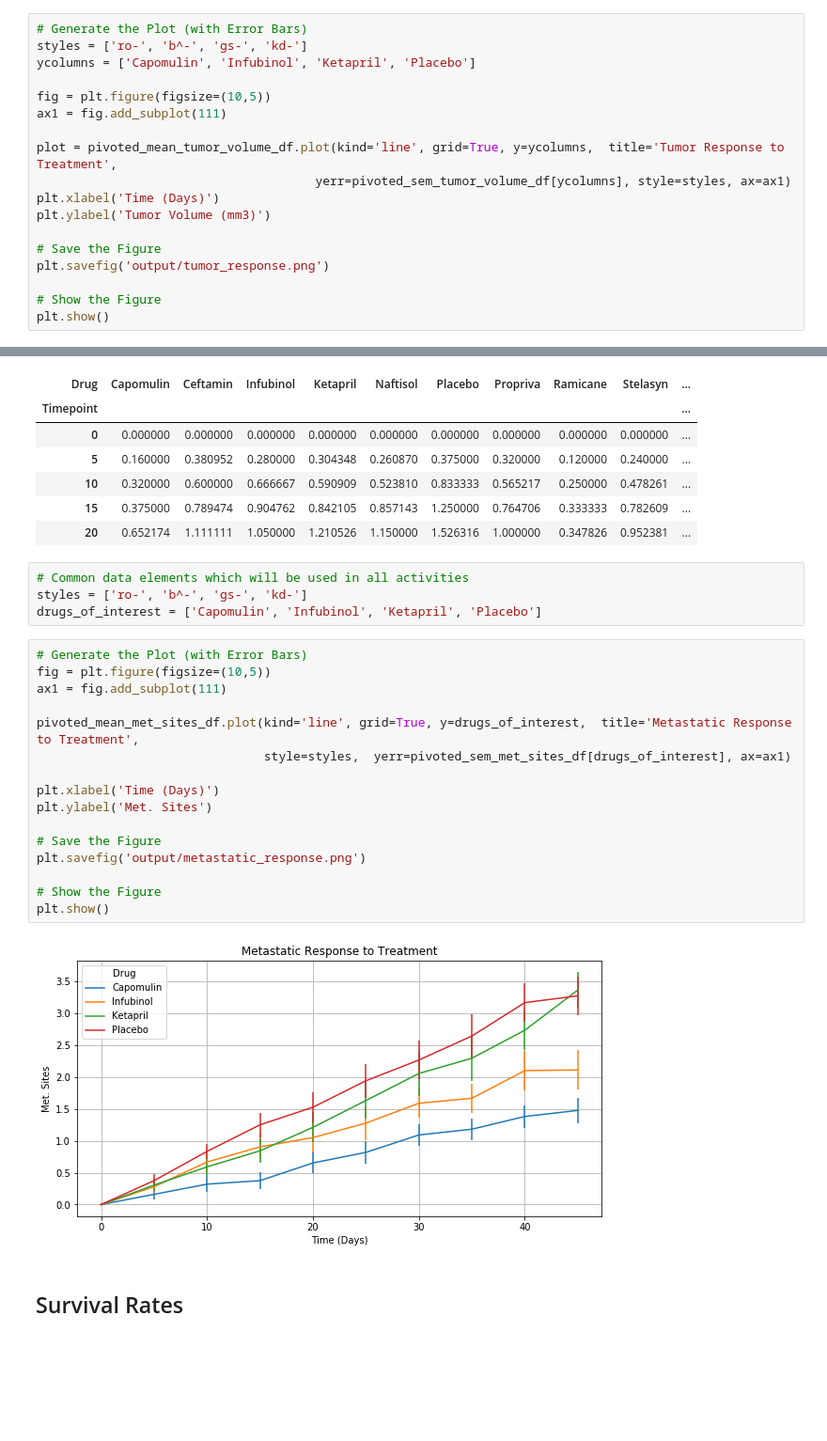
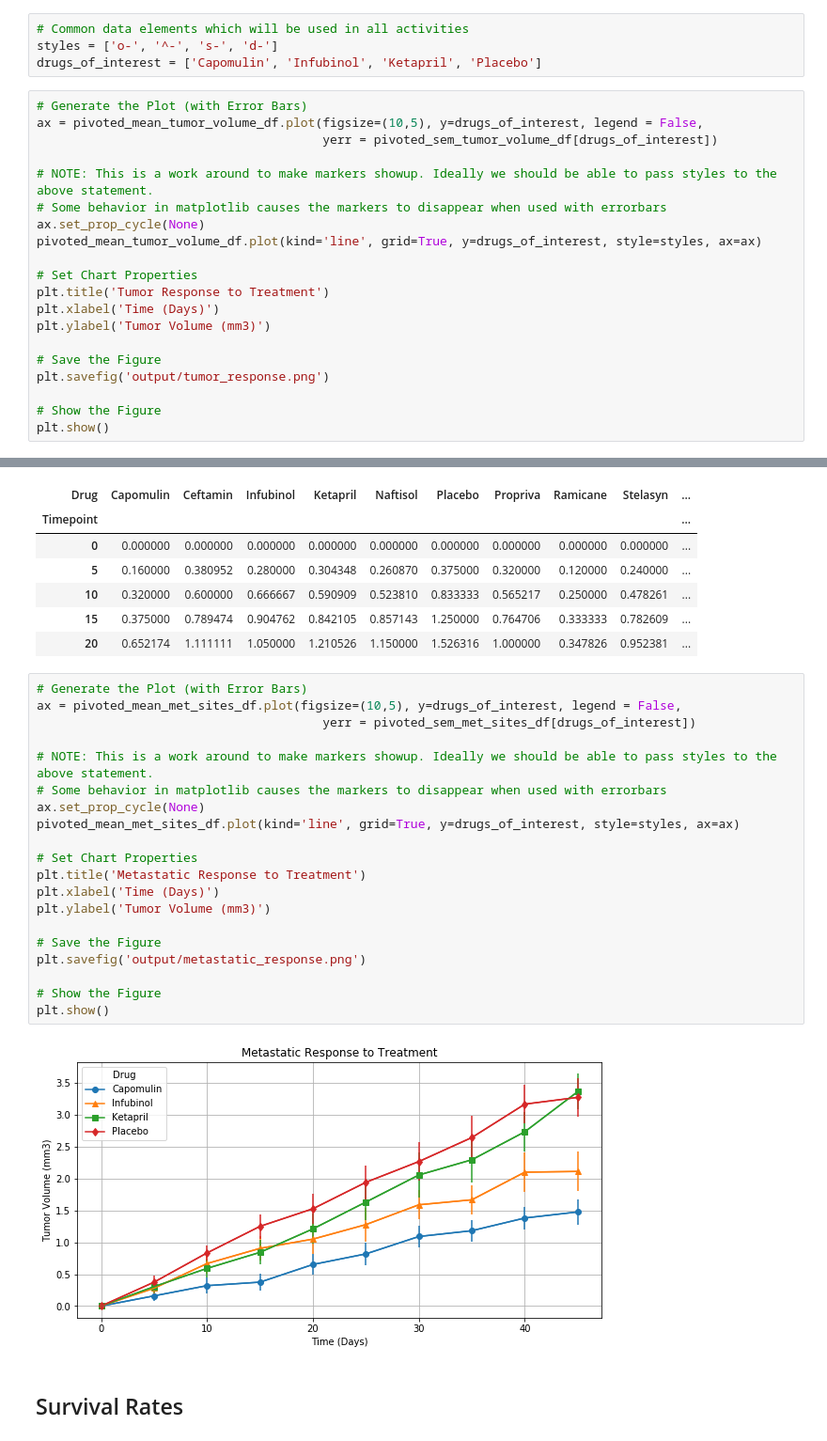
Before and after one commit to kd017/MINSTP201811DATA2, a Jupyter notebook: 05_MATPLOTLIB_KD/Pymaceuticals/pymaceuticals.ipynb, the cells around one changed output, grey strips where cells are left out. Shown: that part at 94% size. Cells and saved outputs as stored; diff of their text form; blank space fills up the shorter version.

Commit message:
Fixed missing marker issue

```diff
--- a/05_MATPLOTLIB_KD/Pymaceuticals/pymaceuticals.ipynb
+++ b/05_MATPLOTLIB_KD/Pymaceuticals/pymaceuticals.ipynb
@@ -80,16 +80,22 @@ pivoted_mean_tumor_volume_df.head()
 | 10 | 43.084291 | 48.285125 | 49.403909 | 49.582269 | 48.694210 | 49.423329 | 49.101541 | 42.531957 | 49.463844 | ... |
 | 15 | 42.064317 | 50.094055 | 51.296397 | 52.399974 | 50.933018 | 51.359742 | 51.067318 | 41.495061 | 51.529409 | ... |
 | 20 | 40.716325 | 52.157049 | 53.197691 | 54.920935 | 53.644087 | 54.364417 | 53.346737 | 40.238325 | 54.067395 | ... |
+# %%
+# Common data elements which will be used in all activities
+styles = ['o-', '^-', 's-', 'd-']
+drugs_of_interest = ['Capomulin', 'Infubinol', 'Ketapril', 'Placebo']
 # %%
 # Generate the Plot (with Error Bars)
-styles = ['ro-', 'b^-', 'gs-', 'kd-']
-ycolumns = ['Capomulin', 'Infubinol', 'Ketapril', 'Placebo']
+ax = pivoted_mean_tumor_volume_df.plot(figsize=(10,5), y=drugs_of_interest, legend = False,
+                                       yerr = pivoted_sem_tumor_volume_df[drugs_of_interest])
 
-fig = plt.figure(figsize=(10,5))
-ax1 = fig.add_subplot(111)
+# NOTE: This is a work around to make markers showup. Ideally we should be able to pass styles to the above statement.
+# Some behavior in matplotlib causes the markers to disappear when used with errorbars
+ax.set_prop_cycle(None)
+pivoted_mean_tumor_volume_df.plot(kind='line', grid=True, y=drugs_of_interest, style=styles, ax=ax)
 
-plot = pivoted_mean_tumor_volume_df.plot(kind='line', grid=True, y=ycolumns,  title='Tumor Response to Treatment',
-                                      yerr=pivoted_sem_tumor_volume_df[ycolumns], style=styles, ax=ax1)
+# Set Chart Properties
+plt.title('Tumor Response to Treatment')
 plt.xlabel('Time (Days)')
 plt.ylabel('Tumor Volume (mm3)')
 
@@ -149,28 +155,28 @@ pivoted_mean_met_sites_df.head()
 | 10 | 0.320000 | 0.600000 | 0.666667 | 0.590909 | 0.523810 | 0.833333 | 0.565217 | 0.250000 | 0.478261 | ... |
 | 15 | 0.375000 | 0.789474 | 0.904762 | 0.842105 | 0.857143 | 1.250000 | 0.764706 | 0.333333 | 0.782609 | ... |
 | 20 | 0.652174 | 1.111111 | 1.050000 | 1.210526 | 1.150000 | 1.526316 | 1.000000 | 0.347826 | 0.952381 | ... |
-# %%
-# Common data elements which will be used in all activities
-styles = ['ro-', 'b^-', 'gs-', 'kd-']
-drugs_of_interest = ['Capomulin', 'Infubinol', 'Ketapril', 'Placebo']
 # %%
 # Generate the Plot (with Error Bars)
-fig = plt.figure(figsize=(10,5))
-ax1 = fig.add_subplot(111)
+ax = pivoted_mean_met_sites_df.plot(figsize=(10,5), y=drugs_of_interest, legend = False,
+                                       yerr = pivoted_sem_met_sites_df[drugs_of_interest])
 
-pivoted_mean_met_sites_df.plot(kind='line', grid=True, y=drugs_of_interest,  title='Metastatic Response to Treatment',
-                               style=styles,  yerr=pivoted_sem_met_sites_df[drugs_of_interest], ax=ax1)
+# NOTE: This is a work around to make markers showup. Ideally we should be able to pass styles to the above statement.
+# Some behavior in matplotlib causes the markers to disappear when used with errorbars
+ax.set_prop_cycle(None)
+pivoted_mean_met_sites_df.plot(kind='line', grid=True, y=drugs_of_interest, style=styles, ax=ax)
 
+# Set Chart Properties
+plt.title('Metastatic Response to Treatment')
 plt.xlabel('Time (Days)')
-plt.ylabel('Met. Sites')
+plt.ylabel('Tumor Volume (mm3)')
 
 # Save the Figure
 plt.savefig('output/metastatic_response.png')
 
 # Show the Figure
 plt.show()
 # %% [output]
-[figure, old version]
+[figure, new version]
 # %% [markdown]
 ## Survival Rates
 # %%
```
Also changed, not shown: parts of 3 cells of this notebook.
